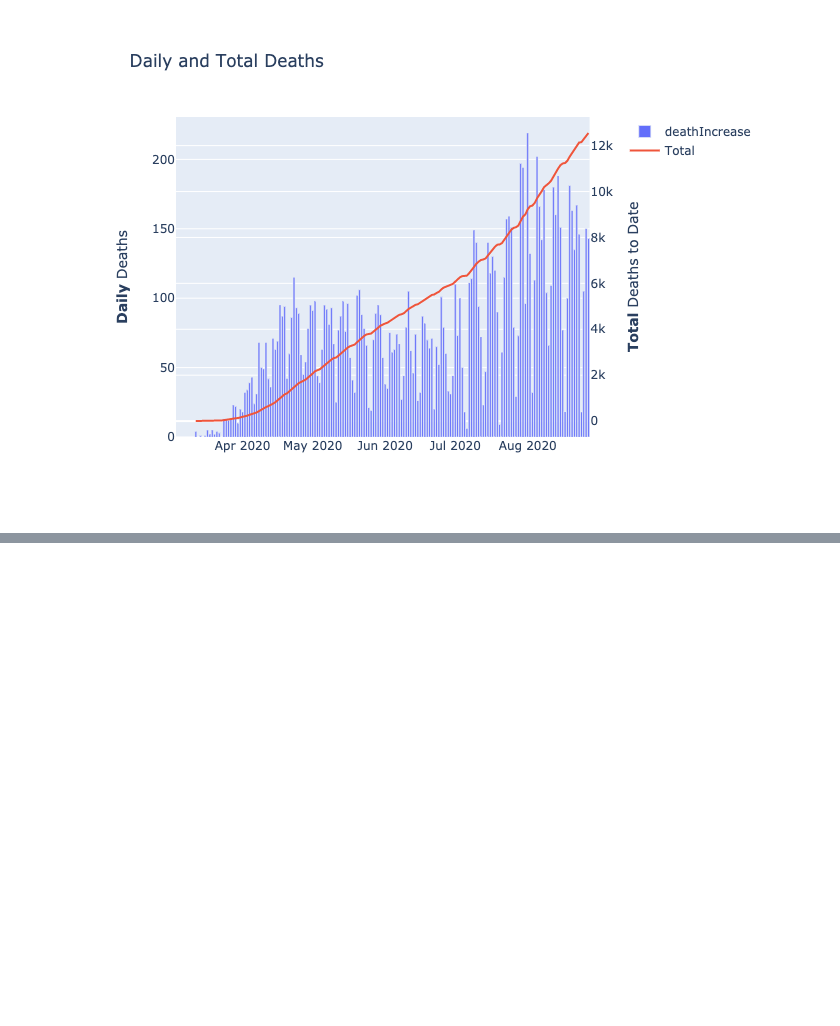
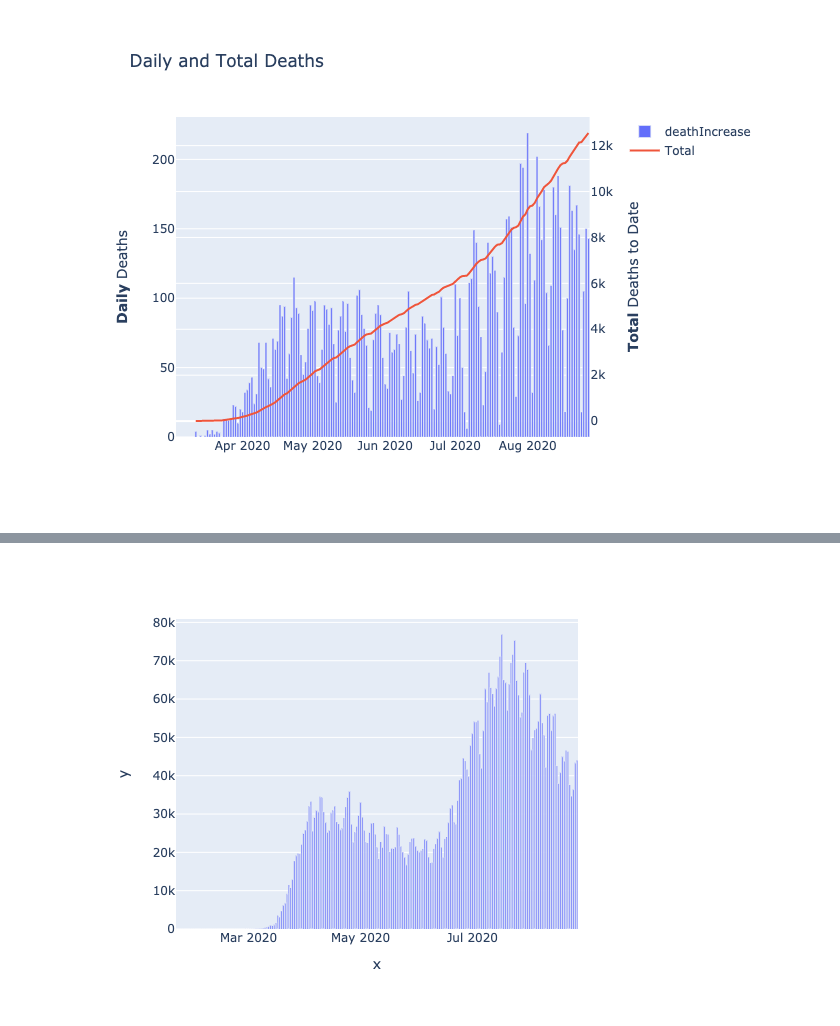
Before and after one commit to DanOvad/covid-hotspots, a Jupyter notebook: redesign.ipynb, the cells around one changed output, grey strips where cells are left out. Drawn from its saved outputs; the diff is of its cells as text; code cells hidden in the pictures; blank space fills up the shorter version.

```diff
--- a/redesign.ipynb
+++ b/redesign.ipynb
@@ -345,0 +498,5 @@ scatter_deaths_states(COVID_STATES_DF, 'CA')
+# %%
+px.bar(x = COVID_STATES_DF.groupby(by='date')['positiveIncrease'].sum().index,
+    y = COVID_STATES_DF.groupby(by='date')['positiveIncrease'].sum())
+# %% [output]
+[figure, added]
```
Also changed, not shown: parts of 39 cells of this notebook, 3 other files.
